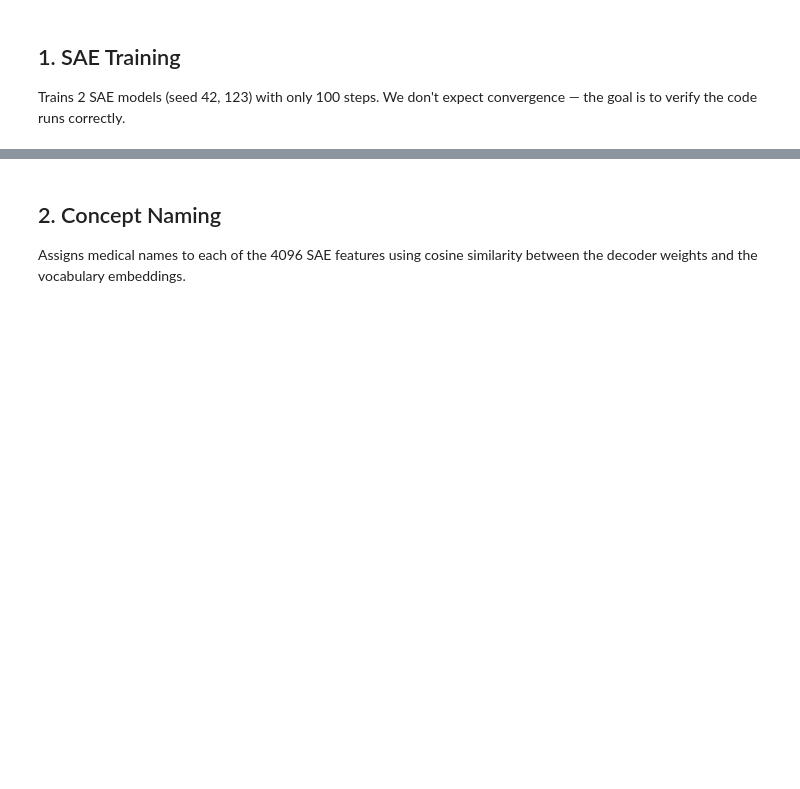
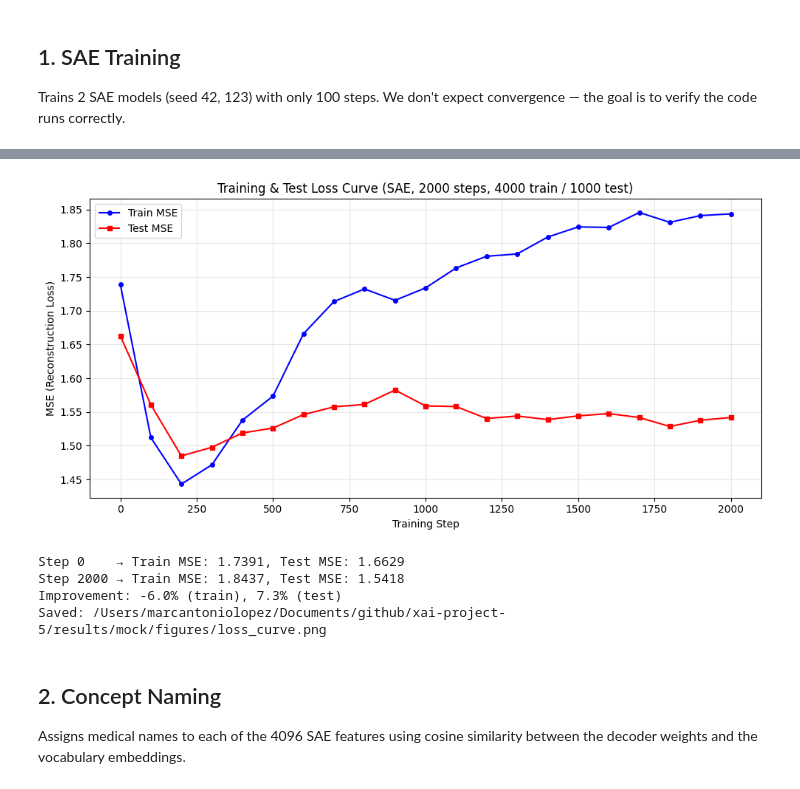
Before and after one commit to LookUpMark/xai-project-5, a Jupyter notebook: notebooks/autoencoder/mock/pipeline_smoke_test.ipynb, the cells around one changed output, grey strips where cells are left out. Cells and saved outputs as stored; diff of their text form; code cells hidden in the pictures; blank space fills up the shorter version.

```diff
--- a/notebooks/autoencoder/mock/pipeline_smoke_test.ipynb
+++ b/notebooks/autoencoder/mock/pipeline_smoke_test.ipynb
@@ -224,14 +217,14 @@ train_emb = torch.load(config.paths.train_embeddings_path, map_location='cpu', w
 test_emb = torch.load(config.paths.test_embeddings_path, map_location='cpu', weights_only=True)
 
 # Train with save_steps to get checkpoints
-n_steps = 100
-checkpoint_steps = list(range(0, n_steps, 10))  # every 10 steps
+n_steps = config.sae.steps
+checkpoint_steps = list(range(0, n_steps, 100))  # every 100 steps
 
 def batch_gen():
     while True:
         perm = torch.randperm(len(train_emb))
-        for i in range(0, len(perm), 32):
-            yield train_emb[perm[i:i+32]]
+        for i in range(0, len(perm), config.sae.batch_size):
+            yield train_emb[perm[i:i+config.sae.batch_size]]
 
 trainer_cfg = {
     "trainer": TopKTrainer,
@@ -242,22 +235,23 @@ trainer_cfg = {
     "layer": 0,
     "lm_name": "mock",
     "lr": 3e-4,
-    "warmup_steps": 10,
-    "decay_start": 80,
+    "warmup_steps": config.sae.warmup_steps,
+    "decay_start": int(n_steps * 0.8),
     "seed": 42,
     "device": "cpu",
 }
 
+print(f'Training SAE for {n_steps} steps with checkpoints every 100 steps...')
 trainSAE(
     data=batch_gen(),
     trainer_configs=[trainer_cfg],
     steps=n_steps,
     save_dir=str(CURVE_DIR),
     save_steps=checkpoint_steps,
-    log_steps=100,
+    log_steps=500,
     device="cpu",
     normalize_activations=True,
-    verbose=False,
+    verbose=True,
 )
-print(f'Trained with {len(checkpoint_steps)} checkpoints')
+print(f'Done. {len(checkpoint_steps)} checkpoints saved.')
 # %% [output]
@@ -265,9 +263,13 @@ ImportError: cannot import name 'get_norm_factor' from 'dictionary_learning.util
 # %%
 # Load each checkpoint and compute train/test MSE
 import numpy as np
+import matplotlib.pyplot as plt
 
 checkpoint_dir = CURVE_DIR / 'trainer_0' / 'checkpoints'
 final_path = CURVE_DIR / 'trainer_0' / 'ae.pt'
+
+FIGURES_DIR = MOCK_RESULTS_DIR / 'figures'
+FIGURES_DIR.mkdir(parents=True, exist_ok=True)
 
 train_losses = []
 test_losses = []
@@ -287,36 +289,43 @@ for step in checkpoint_steps:
         train_losses.append(train_mse)
         test_losses.append(test_mse)
         steps_recorded.append(step)
 
 # Also evaluate final model
 ae = AutoEncoderTopK(512, 4096, 32)
 ae.load_state_dict(torch.load(final_path, map_location='cpu', weights_only=True))
 ae.eval()
 with torch.no_grad():
     train_recon = ae(train_emb)[0]
     test_recon = ae(test_emb)[0]
     train_mse_final = ((train_emb - train_recon) ** 2).mean().item()
     test_mse_final = ((test_emb - test_recon) ** 2).mean().item()
 train_losses.append(train_mse_final)
 test_losses.append(test_mse_final)
 steps_recorded.append(n_steps)
 
 # Plot
 fig, ax = plt.subplots(figsize=(10, 5))
 ax.plot(steps_recorded, train_losses, 'b-o', label='Train MSE', markersize=4)
 ax.plot(steps_recorded, test_losses, 'r-s', label='Test MSE', markersize=4)
 ax.set_xlabel('Training Step')
 ax.set_ylabel('MSE (Reconstruction Loss)')
-ax.set_title('Training & Test Loss Curve (SAE, 100 steps, mock data)')
+ax.set_title(f'Training & Test Loss Curve (SAE, {n_steps} steps, {len(train_emb)} train / {len(test_emb)} test)')
 ax.legend()
 ax.grid(True, alpha=0.3)
 plt.tight_layout()
 plt.savefig(FIGURES_DIR / 'loss_curve.png', dpi=150, bbox_inches='tight')
 plt.show()
 
-print(f'Step 0  → Train MSE: {train_losses[0]:.4f}, Test MSE: {test_losses[0]:.4f}')
-print(f'Step {n_steps} → Train MSE: {train_losses[-1]:.4f}, Test MSE: {test_losses[-1]:.4f}')
+print(f'Step 0    → Train MSE: {train_losses[0]:.4f}, Test MSE: {test_losses[0]:.4f}')
+print(f'Step {n_steps:>4} → Train MSE: {train_losses[-1]:.4f}, Test MSE: {test_losses[-1]:.4f}')
+print(f'Improvement: {(1 - train_losses[-1]/train_losses[0])*100:.1f}% (train), {(1 - test_losses[-1]/test_losses[0])*100:.1f}% (test)')
 print(f'Saved: {FIGURES_DIR / "loss_curve.png"}')
+# %% [output]
+[figure, added]
+Step 0    → Train MSE: 1.7391, Test MSE: 1.6629
+Step 2000 → Train MSE: 1.8437, Test MSE: 1.5418
+Improvement: -6.0% (train), 7.3% (test)
+Saved: /Users/marcantoniolopez/Documents/github/xai-project-5/results/mock/figures/loss_curve.png
 # %% [markdown]
 ## 2. Concept Naming
 
```
Also changed, not shown: parts of 21 cells of this notebook, 4 other files.
